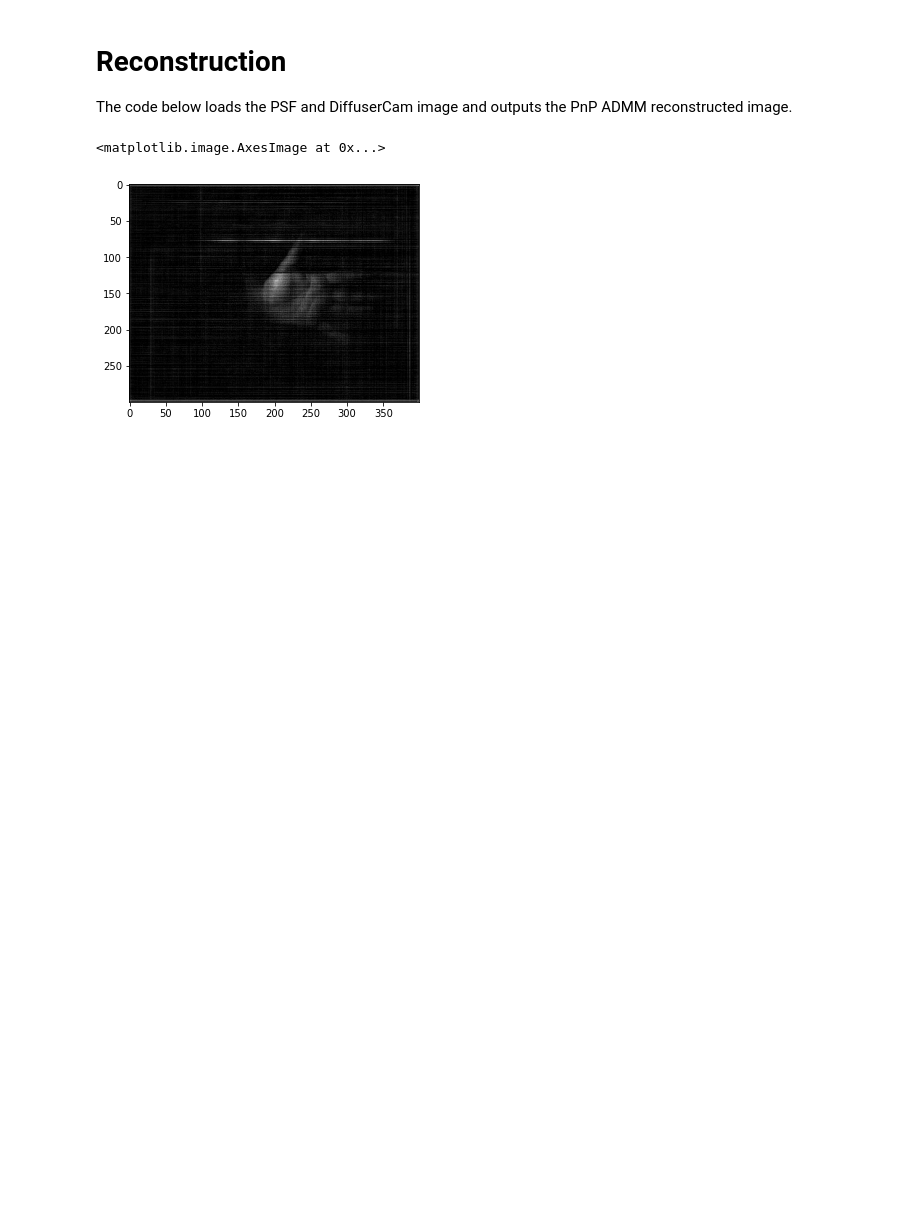
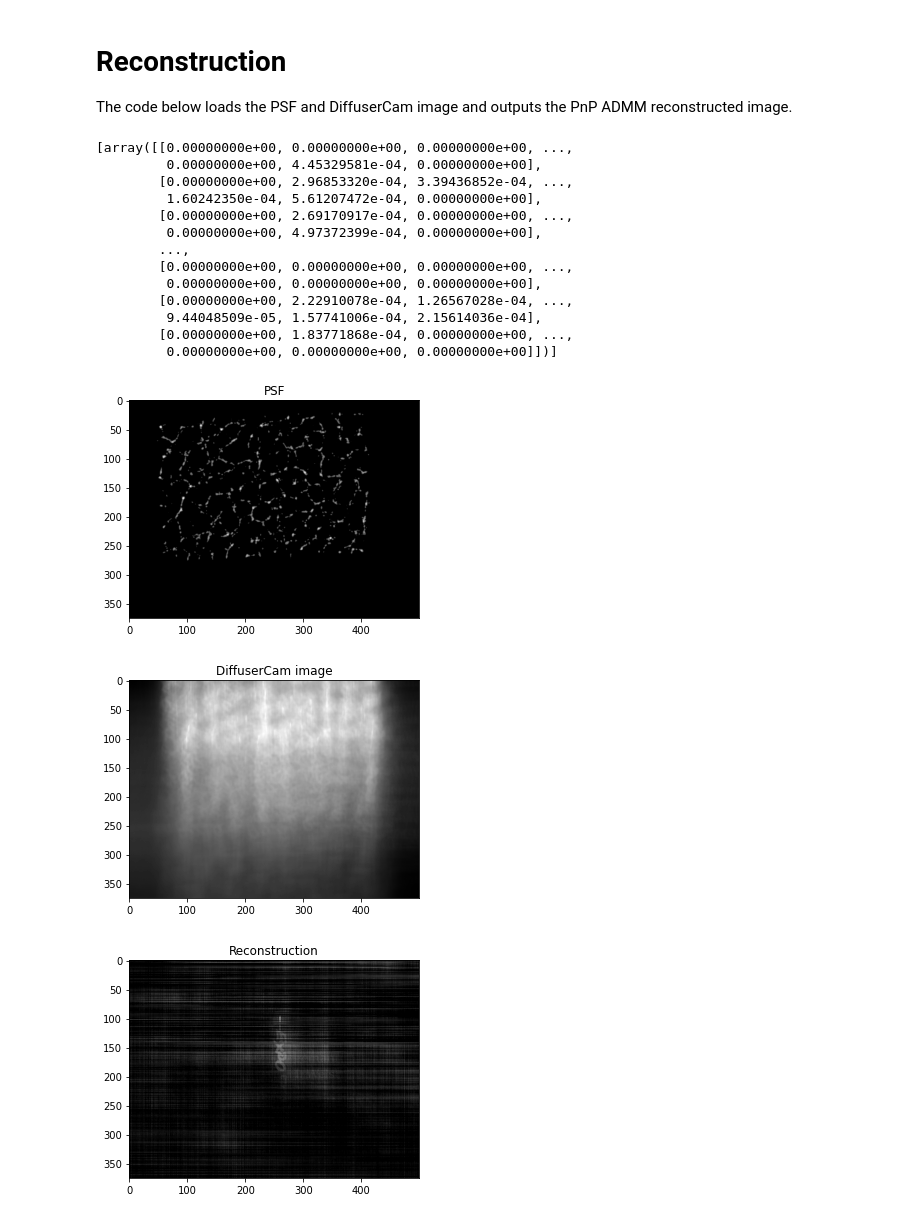
Before and after one commit to matthewachan/DiffuserCam, a Jupyter notebook: pnp_admm.ipynb, the cells around one changed output. Cells and saved outputs as stored; diff of their text form; code cells hidden in the pictures; blank space fills up the shorter version.

```diff
--- a/pnp_admm.ipynb
+++ b/pnp_admm.ipynb
@@ -175,19 +176,67 @@ def pnp_admm(b, A):
 # Reconstruction
 
 The code below loads the PSF and DiffuserCam image and outputs the PnP ADMM reconstructed image.
-# %%
-psf = cv2.imread('./img/psf.tif', cv2.IMREAD_GRAYSCALE).astype(float)
-img = cv2.imread('./img/measurement.tif', cv2.IMREAD_GRAYSCALE).astype(float)
-
-f = 1/4
-psf = resize(psf, f) / 255
-img = resize(img, f) / 255
-# plt.imshow(psf, cmap='gray')
-# plt.imshow(img, cmap='gray')
-
-output = pnp_admm(img, psf)
-plt.figure()
-plt.imshow(output * 255, cmap='gray')
-# %% [output]
-<matplotlib.image.AxesImage at 0x...>
-[figure, removed]
+# %%
+""" Utility function to threshold the background in the PSF image. This is helpful because the PSF measurements in our lab setup are noisy.
+" psf is the PSF image to filter
+"""
+def filter_psf(psf):
+    psf[psf < (0.3 * 255)] = 0
+    return psf
+
+""" Reconstructs the scene.
+" psf is the filename of the PSF iamge
+" imgs is an array of DiffuserCam images
+" downsample_factor is the amount to downsample the PSF and DiffuserCam images
+" filter determines whether to filter the input PSF image
+" show_plots determines whether image plots will be displayed
+"""
+def reconstruct(psf, imgs, downsample_factor=(1.0/8.0), filter=True, show_plots=False):
+    # Read in the PSF image.
+    psf = cv2.imread(psf, cv2.IMREAD_GRAYSCALE).astype(float)
+    if filter:
+        psf = filter_psf(psf)
+    psf = resize(psf, downsample_factor) / 255
+    if show_plots:
+        plt.figure()
+        plt.title('PSF')
+        plt.imshow(psf, cmap='gray')
+
+    outputs = []
+    # Iterate through the images and reconstruct them one at a time.
+    for img in imgs:
+        img = cv2.imread(img, cv2.IMREAD_GRAYSCALE).astype(float)
+        img = resize(img, downsample_factor) / 255
+        reconstruction = pnp_admm(img, psf)
+        outputs.append(reconstruction)
+        if show_plots:
+            plt.figure()
+            plt.title('DiffuserCam image')
+            plt.imshow(img, cmap='gray')
+            plt.figure()
+            plt.title('Reconstruction')
+            plt.imshow(reconstruction, cmap='gray')
+    return outputs
+
+reconstruct('img/batch2/psf.tiff', ['img/batch2/marker.tiff'], show_plots=True)
+# reconstruct('img/batch2/psf.tiff', ['img/batch2/marker.tiff'], filter=False, show_plots=True)
+reconstruct('img/psf.tif', ['img/measurement.tif'], filter=False, show_plots=True)
+reconstruct('img/batch2/psf.tiff', ['img/batch2/grapes.tiff'], filter=True, show_plots=True)
+# reconstruct('img/batch1/psf.tiff', ['img/batch1/thor_box.tiff'], filter=True, show_plots=True)
+# %% [output]
+[array([[0.00000000e+00, 0.00000000e+00, 0.00000000e+00, ...,
+         0.00000000e+00, 4.45329581e-04, 0.00000000e+00],
+        [0.00000000e+00, 2.96853320e-04, 3.39436852e-04, ...,
+         1.60242350e-04, 5.61207472e-04, 0.00000000e+00],
+        [0.00000000e+00, 2.69170917e-04, 0.00000000e+00, ...,
+         0.00000000e+00, 4.97372399e-04, 0.00000000e+00],
+        ...,
+        [0.00000000e+00, 0.00000000e+00, 0.00000000e+00, ...,
+         0.00000000e+00, 0.00000000e+00, 0.00000000e+00],
+        [0.00000000e+00, 2.22910078e-04, 1.26567028e-04, ...,
+         9.44048509e-05, 1.57741006e-04, 2.15614036e-04],
+        [0.00000000e+00, 1.83771868e-04, 0.00000000e+00, ...,
+         0.00000000e+00, 0.00000000e+00, 0.00000000e+00]])]
+[figure, added]
+[figure, added]
+[figure, added]
```
Also changed, not shown: parts of 3 cells of this notebook, 6 other files.
